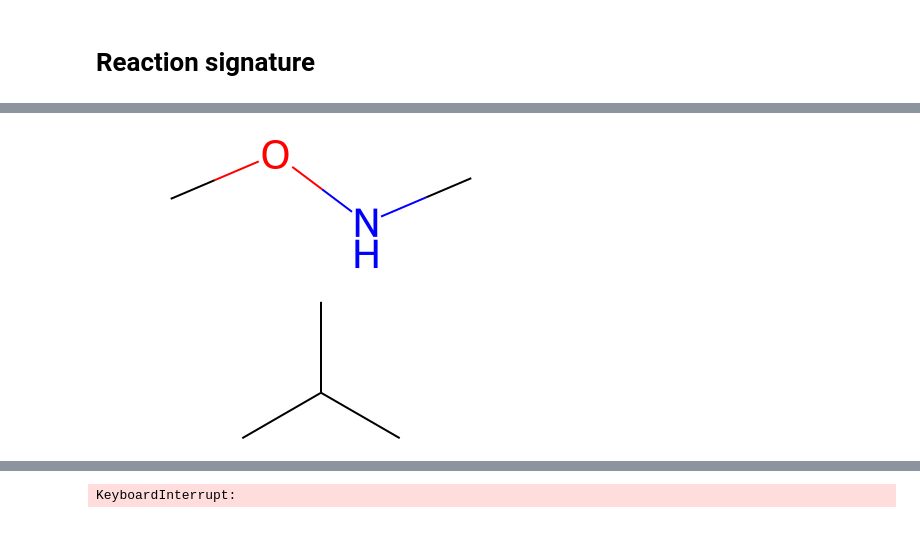
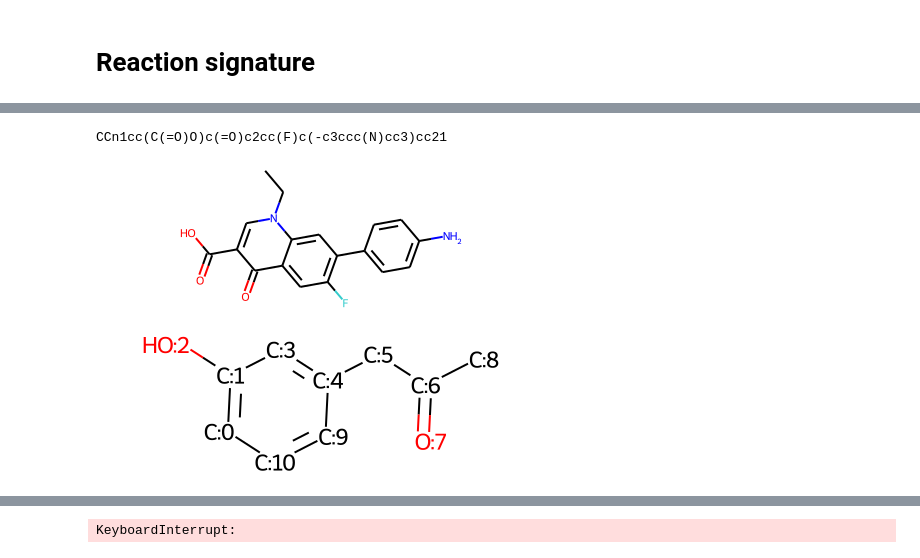
Before and after one commit to MrScabbyCreature/ReactionRL, a Jupyter notebook: uspto - reaction centre and signature .ipynb, the cells around one changed output, grey strips where cells are left out. Cells and saved outputs as stored; diff of their text form; code cells hidden in the pictures.

```diff
--- a/uspto - reaction centre and signature .ipynb
+++ b/uspto - reaction centre and signature .ipynb
@@ -326,8 +58,9 @@ mol2
-# %%
-Chem.MolFromSmiles("CONC")
-# %% [output]
-[figure, removed]
-# %%
-Chem.MolFromSmiles("CC(C)C")
-# %% [output]
-[figure, removed]
+# %%
+r = dataset.iloc[i]["reactants"]
+
+print(r)
+display(Chem.MolFromSmiles(r))
+i+=1
+# %% [output]
+CCn1cc(C(=O)O)c(=O)c2cc(F)c(-c3ccc(N)cc3)cc21
+[figure, added]
@@ -333,0 +69,6 @@ Chem.MolFromSmiles("CC(C)C")
+# %%
+m = Chem.MolFromSmiles("c1c(O)cc(CC(=O)C)cc1")
+
+mol_with_atom_index(m)
+# %% [output]
+[figure, added]
```
Also changed, not shown: parts of 10 cells of this notebook, 5 other files.
